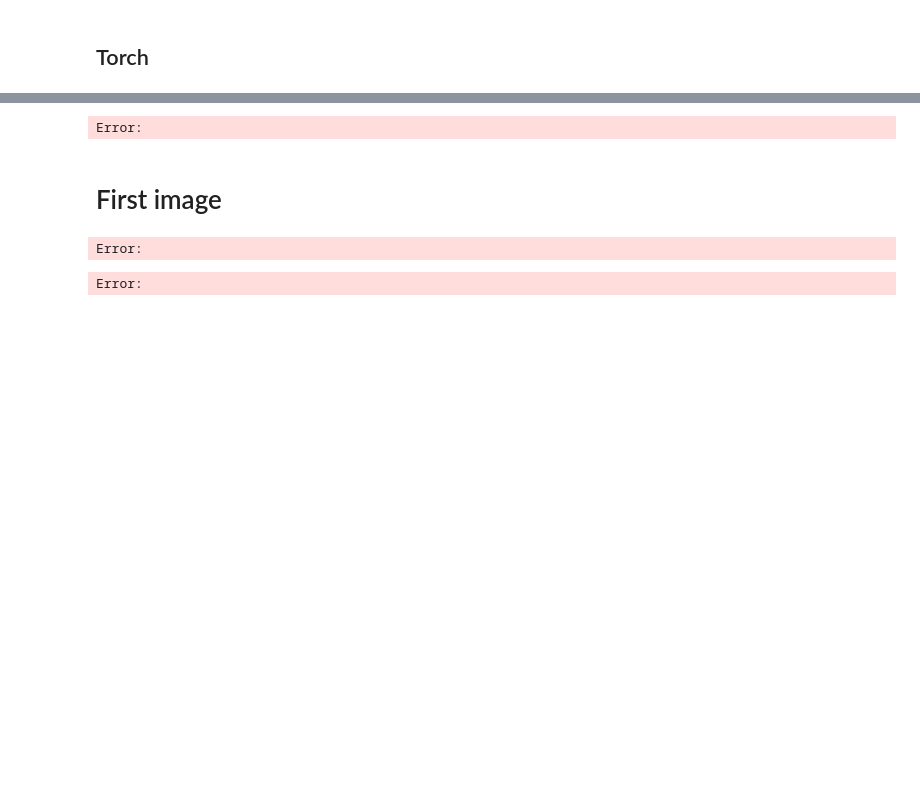
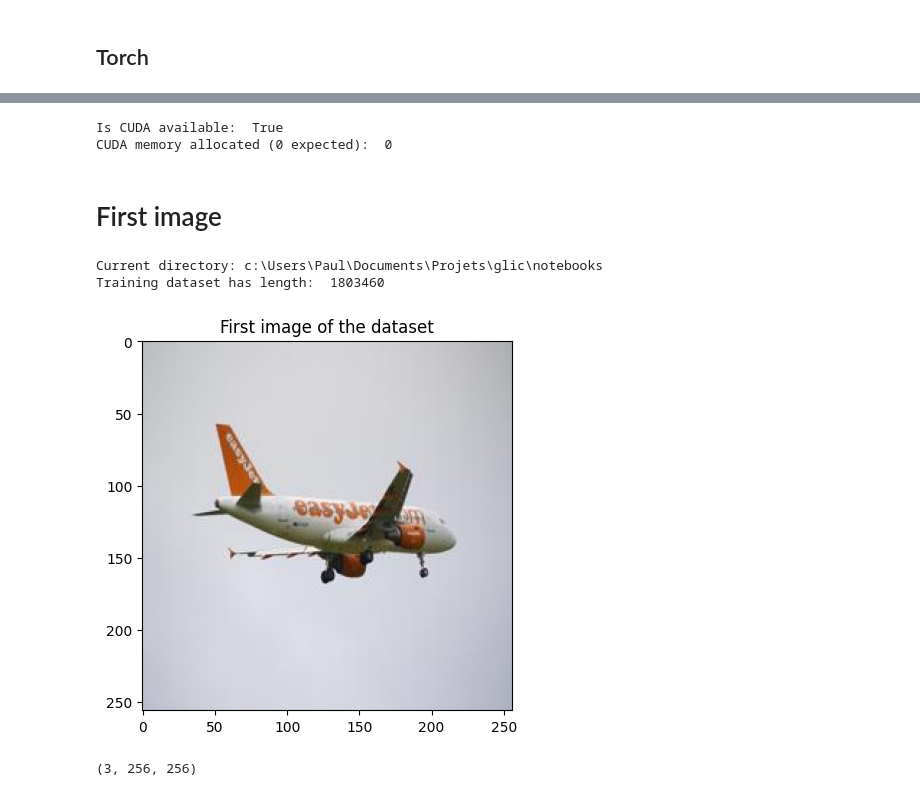
Before and after one commit to poloincognito/glcic, a Jupyter notebook: notebooks/1_import_images.ipynb, the cells around one changed output, grey strips where cells are left out. Saved outputs shown, nothing was run; the diff lists cells and outputs as text; code cells hidden in the pictures; blank space fills up the shorter version.

```diff
--- a/notebooks/1_import_images.ipynb
+++ b/notebooks/1_import_images.ipynb
@@ -21,25 +34,31 @@ Error:
 # %%
-print("is CUDA available: ",torch.cuda.is_available())
+print("Is CUDA available: ",torch.cuda.is_available())
 print("CUDA memory allocated (0 expected): ",torch.cuda.memory_allocated())
 # %% [output]
-Error:
+Is CUDA available:  True
+CUDA memory allocated (0 expected):  0
 # %% [markdown]
 # First image
 # %%
 # accessing the dataset
-print(f"current directory: {os.getcwd()}")
+print(f"Current directory: {os.getcwd()}")
 train_dataset_dir = '../data/train/'
-train_dataset = torchvision.datasets.ImageFolder(root=train_dataset_dir, transform=transforms.ToTensor()) #, transform=transforms.ToTensor()
-print('training dataset has length: ',len(train_dataset))
+train_dataset = torchvision.datasets.ImageFolder(root=train_dataset_dir, transform=torchvision.transforms.ToTensor()) #, transform=transforms.ToTensor()
+print('Training dataset has length: ',len(train_dataset))
 # %% [output]
-Error:
+Current directory: c:\Users\Paul\Documents\Projets\glic\notebooks
+Training dataset has length:  1803460
 # %%
 # plotting the first image
 import matplotlib.pyplot as plt
 first_image = next(iter(train_dataset))[0]
 first_image_arr = first_image.cpu().numpy()
 plt.imshow(np.moveaxis(first_image_arr,0,2))
-plt.title("first image of the dataset")
+plt.title("First image of the dataset")
 plt.show()
 # %% [output]
-Error:
+[figure, added]
+# %%
+first_image_arr.shape
+# %% [output]
+(3, 256, 256)
```
Also changed, not shown: parts of 5 cells of this notebook, 3 other files.
